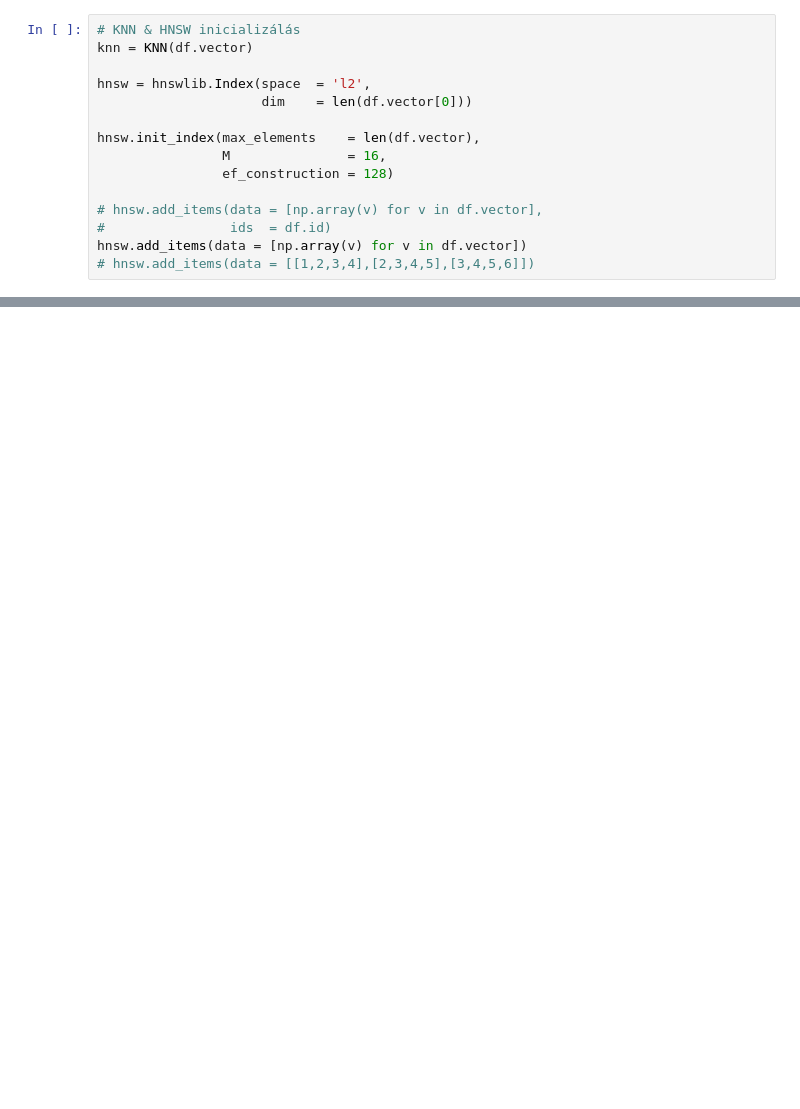
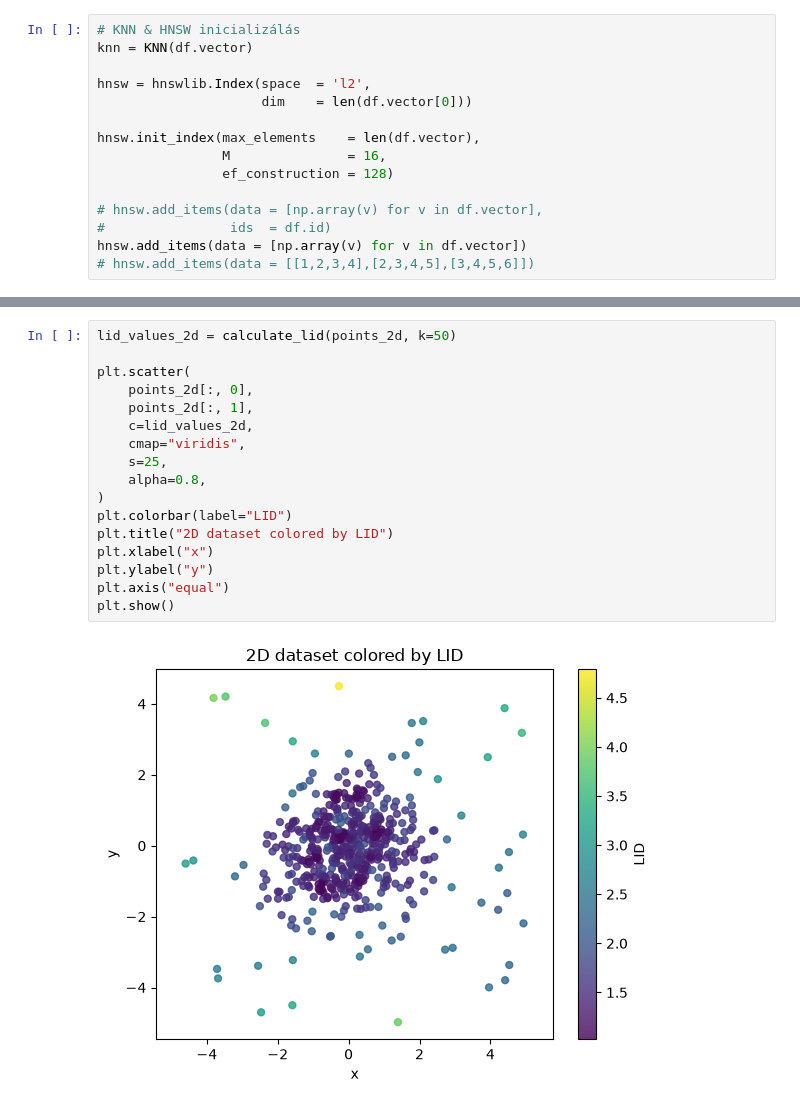
Before and after one commit to N0-0BIE/EX9BLV_HNSW_Preordering, a Jupyter notebook: code/project.ipynb, the cells around one changed output, grey strips where cells are left out. Cells and saved outputs as stored; diff of their text form; blank space fills up the shorter version.

```diff
--- a/code/project.ipynb
+++ b/code/project.ipynb
@@ -170,0 +205,19 @@ Name: vector, Length: 3633, dtype: object>
+# %%
+lid_values_2d = calculate_lid(points_2d, k=50)
+
+plt.scatter(
+    points_2d[:, 0],
+    points_2d[:, 1],
+    c=lid_values_2d,
+    cmap="viridis",
+    s=25,
+    alpha=0.8,
+)
+plt.colorbar(label="LID")
+plt.title("2D dataset colored by LID")
+plt.xlabel("x")
+plt.ylabel("y")
+plt.axis("equal")
+plt.show()
+# %% [output]
+[figure, added]
```
Also changed, not shown: parts of 8 cells of this notebook.
